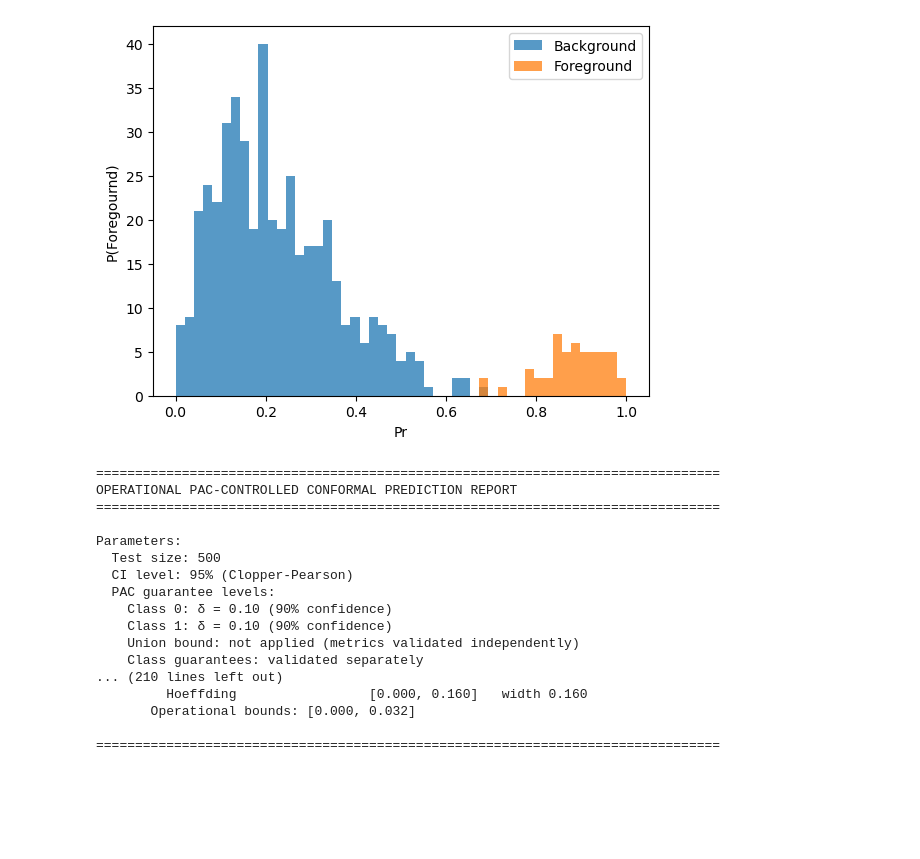
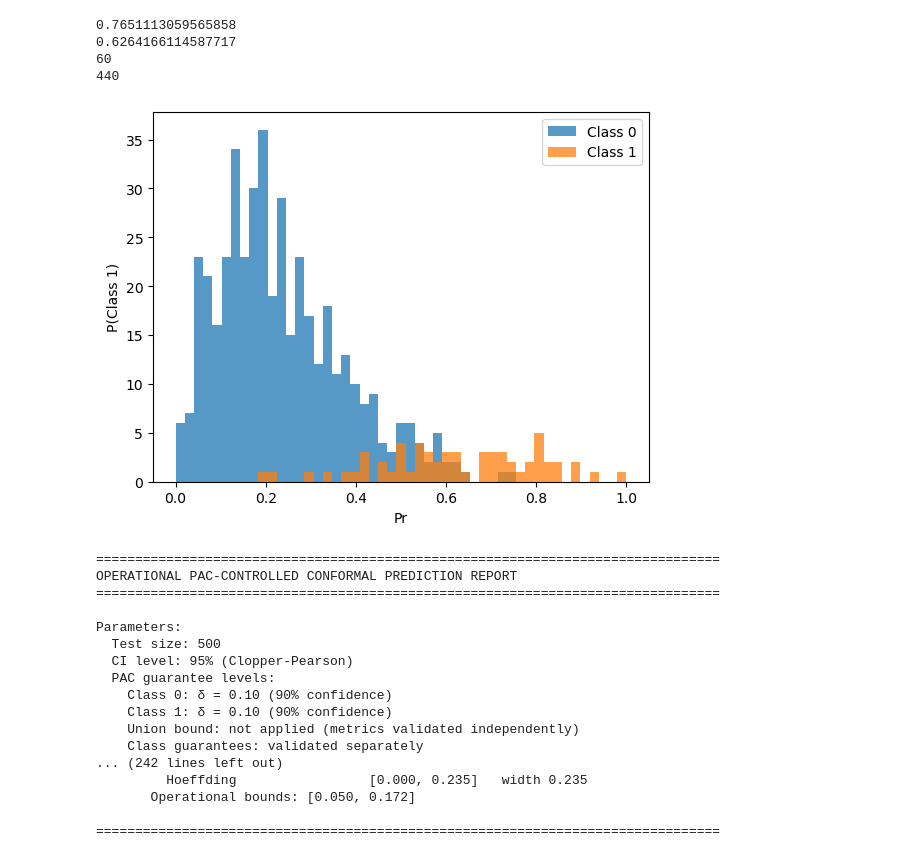
Before and after one commit to phzwart/ssbc, a Jupyter notebook: examples/operational_guarantees_2.ipynb, the cells around one changed output. Drawn from its saved outputs; the diff is of its cells as text; code cells hidden in the pictures; blank space fills up the shorter version.

```diff
--- a/examples/operational_guarantees_2.ipynb
+++ b/examples/operational_guarantees_2.ipynb
@@ -6,7 +6,7 @@ import ssbc
 # %%
 p_class1 = 0.10
 beta_params_class0 = (2, 7)
-beta_params_class1 = (13, 2)
+beta_params_class1 = (4, 2)
 
 alpha_0 = 0.10
 delta_0 = 0.10
@@ -21,19 +21,26 @@ sim = ssbc.BinaryClassifierSimulator(
 # %%
 labels, probs = sim.generate(N_samples)
 class_data = ssbc.split_by_class(labels=labels, probs=probs)
+print(np.mean(probs[labels==0, 0]))
+print(np.mean(probs[labels==1, 1]))
+print(np.sum(labels==1))
+print(np.sum(labels==0))
+# %% [output]
+0.7651113059565858
+0.6264166114587717
+60
+440
 # %%
 plt.hist(class_data[0]["probs"][:, 1], bins=np.linspace(0, 1, 50), alpha=0.75)
 plt.hist(class_data[1]["probs"][:, 1], bins=np.linspace(0, 1, 50), alpha=0.75)
-plt.legend(["Background", "Foreground"])
-plt.ylabel("P(Foregournd)")
+plt.legend(["Class 0", "Class 1"])
+plt.ylabel("P(Class 1)")
 plt.xlabel("Pr")
-plt.savefig("tst.png")
+plt.savefig("tst-2-7_7_2.svg")
 plt.show()
 # %% [output]
-[figure, old version]
+[figure, new version]
 # %%
-
-# Generate report (now using SIMPLIFIED bounds)
 report = generate_rigorous_pac_report(
     labels=labels,
     probs=probs,
@@ -62,8 +69,8 @@ Parameters:
     Class 1: δ = 0.10 (90% confidence)
     Union bound: not applied (metrics validated independently)
     Class guarantees: validated separately
-... (210 lines left out)
-         Hoeffding                 [0.000, 0.160]   width 0.160
-       Operational bounds: [0.000, 0.032]
+... (242 lines left out)
+         Hoeffding                 [0.000, 0.235]   width 0.235
+       Operational bounds: [0.050, 0.172]
 
 ================================================================================
```
Also changed, not shown: parts of 4 cells of this notebook, 6 other files.
